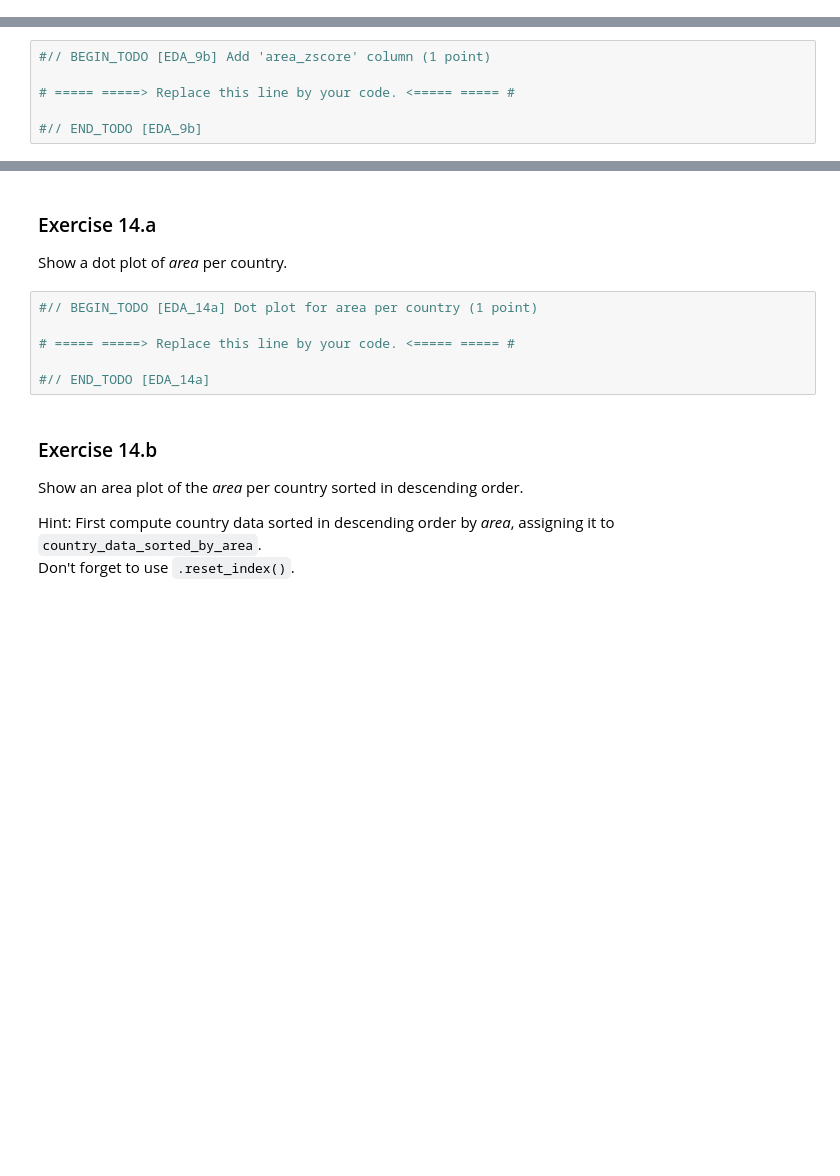
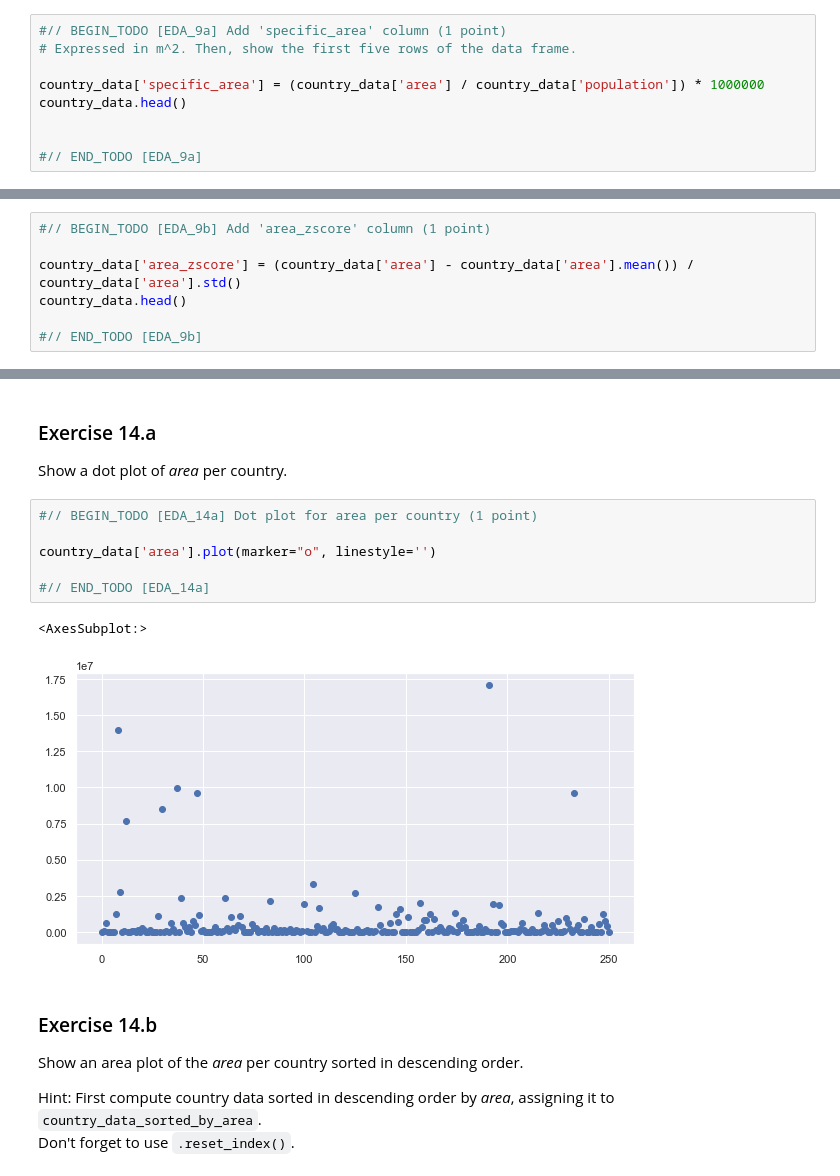
Before and after one commit to danieltyukov/tue-data-analytics, a Jupyter notebook: 1_EDA/Exercises-EDA-1819283.ipynb, the cells around one changed output, grey strips where cells are left out. Cells and saved outputs as stored; diff of their text form; blank space fills up the shorter version.

```diff
--- a/1_EDA/Exercises-EDA-1819283.ipynb
+++ b/1_EDA/Exercises-EDA-1819283.ipynb
@@ -990,0 +1358,9 @@ The default value of `head()` is five.
+# %%
+#// BEGIN_TODO [EDA_9a] Add 'specific_area' column (1 point)
+# Expressed in m^2. Then, show the first five rows of the data frame.
+
+country_data['specific_area'] = (country_data['area'] / country_data['population']) * 1000000
+country_data.head()
+
+
+#// END_TODO [EDA_9a]
@@ -1032,6 +1421,7 @@ Name the column "area_zscore".
 # %%
 #// BEGIN_TODO [EDA_9b] Add 'area_zscore' column (1 point)
 
-# ===== =====> Replace this line by your code. <===== ===== #
+country_data['area_zscore'] = (country_data['area'] - country_data['area'].mean()) / country_data['area'].std()
+country_data.head()
 
 #// END_TODO [EDA_9b]
@@ -1481,9 +2182,12 @@ Show a dot plot of _area_ per country.
 # %%
 #// BEGIN_TODO [EDA_14a] Dot plot for area per country (1 point)
 
-# ===== =====> Replace this line by your code. <===== ===== #
+country_data['area'].plot(marker="o", linestyle='')
 
 #// END_TODO [EDA_14a]
+# %% [output]
+<AxesSubplot:>
+[figure, added]
 # %% [markdown]
 ### Exercise 14.b
 
```
Also changed, not shown: parts of 133 cells of this notebook, 1 other file.
